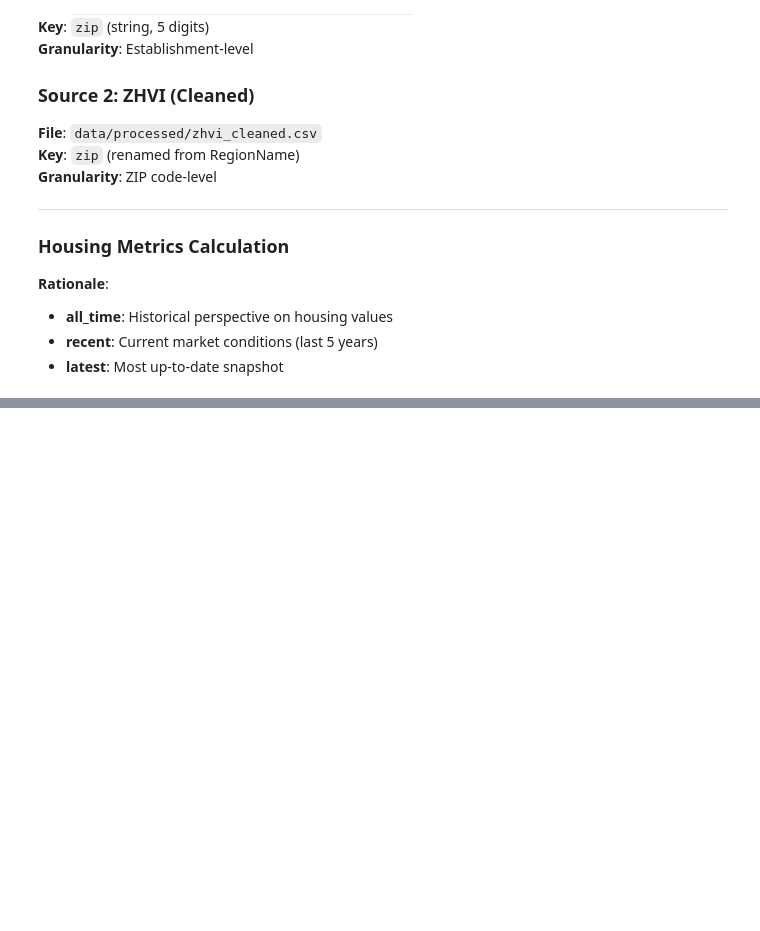
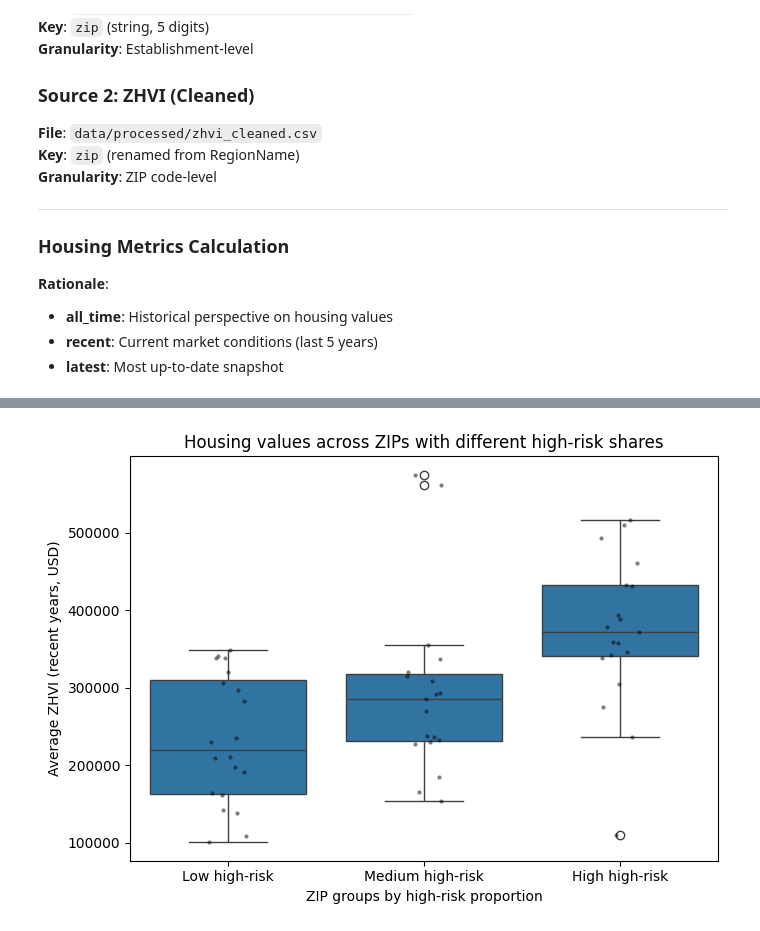
Before and after one commit to annieguzh/IS-477-Course-Project, a Jupyter notebook: workflow.ipynb, the cells around one changed output, grey strips where cells are left out. Cells and saved outputs as stored; diff of their text form; code cells hidden in the pictures; blank space fills up the shorter version.

```diff
--- a/workflow.ipynb
+++ b/workflow.ipynb
@@ -932,0 +1166,26 @@ Let the data determine geographic scope by joining on exact ZIP code matches wit
+# %%
+# 4.2 Boxplot: housing by high-risk tertiles
+plt.figure(figsize=(7, 5))
+order = ["Low high-risk", "Medium high-risk", "High high-risk"]
+sns.boxplot(
+    data=zip_level,
+    x="high_risk_tertile",
+    y="avg_zhvi_recent",
+    order=order
+)
+sns.stripplot(
+    data=zip_level,
+    x="high_risk_tertile",
+    y="avg_zhvi_recent",
+    order=order,
+    color="black",
+    size=3,
+    alpha=0.5
+)
+plt.xlabel("ZIP groups by high-risk proportion")
+plt.ylabel("Average ZHVI (recent years, USD)")
+plt.title("Housing values across ZIPs with different high-risk shares")
+plt.tight_layout()
+plt.show()
+# %% [output]
+[figure, added]
```
Also changed, not shown: parts of 34 cells of this notebook, 55 other files.
